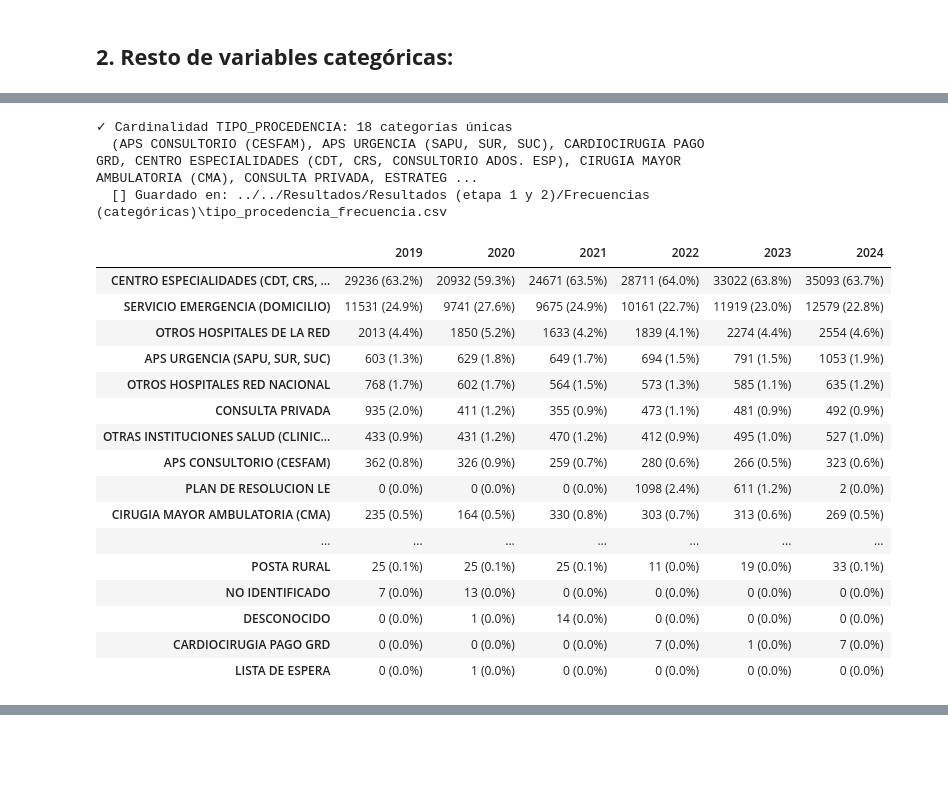
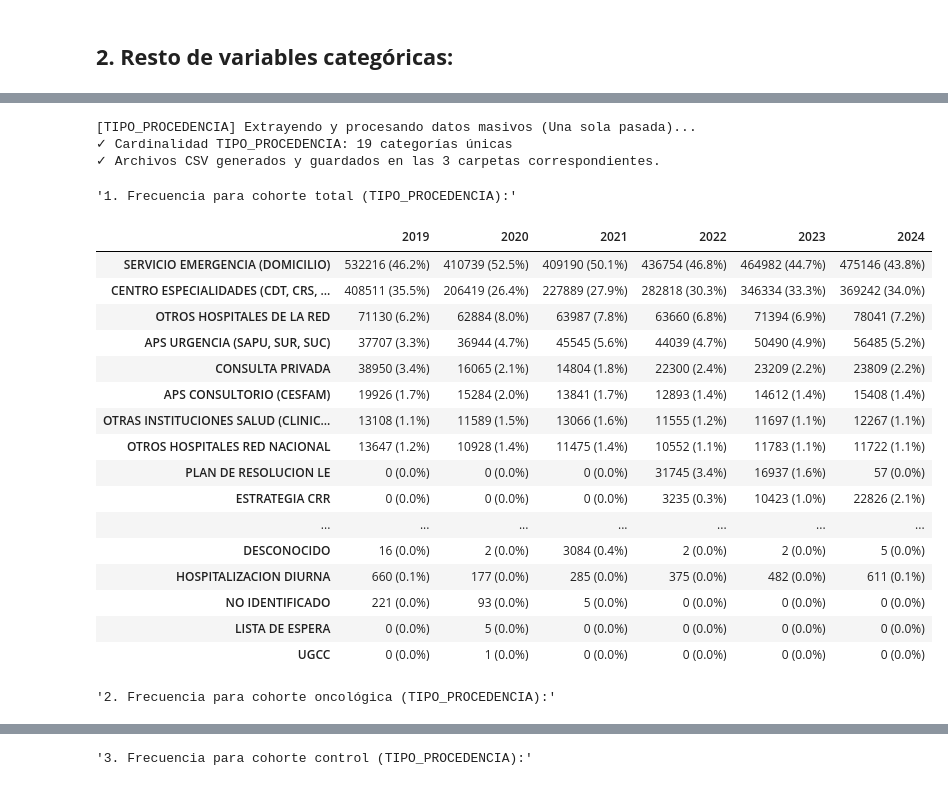
Before and after one commit to BrancoGarciaS/Branco-Garcia-Tesis-, a Jupyter notebook: Notebooks/Etapa 1 y 2 - Comprensión y preparación de los datos/04_analisis_categoricas.ipynb, the cells around one changed output, grey strips where cells are left out. Saved outputs shown, nothing was run; the diff lists cells and outputs as text; code cells hidden in the pictures; blank space fills up the shorter version.

```diff
--- a/Notebooks/Etapa 1 y 2 - Comprensión y preparación de los datos/04_analisis_categoricas.ipynb
+++ b/Notebooks/Etapa 1 y 2 - Comprensión y preparación de los datos/04_analisis_categoricas.ipynb
@@ -15,27 +15,30 @@ Este notebook tiene el fin de analizar la distribución de frecuencias de todas
 
 import pandas as pd
 import os
-import warnings # Para suprimir advertencias durante la carga de datos
+import warnings
+import unicodedata
+import re
+
 # Suprimir advertencias sobre cambios de tipo de dato (dtype)
 warnings.simplefilter(action='ignore', category=pd.errors.DtypeWarning)
 
-# Ruta de datos oncológicos sin procesar
-carpeta = "../../Datos/Datos oncológicos (sin procesar)"
+# Ruta de datos clasificados (que contienen TODA la población y la columna CATEGORIA_CANCER)
+carpeta = "../../Datos/Datos clasificados"
 
 # Lista de archivos a procesar (años 2019-2024)
 archivos = [
-    "GRD_ONCOLOGIA_2019.csv",
-    "GRD_ONCOLOGIA_2020.csv",
-    "GRD_ONCOLOGIA_2021.csv",
-    "GRD_ONCOLOGIA_2022.csv",
-    "GRD_ONCOLOGIA_2023.csv",
-    "GRD_ONCOLOGIA_2024.csv"
+    "GRD_CLASIFICADO_2019.csv",
+    "GRD_CLASIFICADO_2020.csv",
+    "GRD_CLASIFICADO_2021.csv",
+    "GRD_CLASIFICADO_2022.csv",
+    "GRD_CLASIFICADO_2023.csv",
+    "GRD_CLASIFICADO_2024.csv"
 ]
 
-# Mapeo de equivalencias para estandarizar nombres de columnas inconsistentes entre años
+# Mapeo de equivalencias para estandarizar nombres de columnas inconsistentes
 mapa_columnas = {
-    "ï»¿COD_HOSPITAL": "COD_HOSPITAL",       # Corrige corrupción de encoding (BOM UTF-8)
-    "ID_BENEFICIARIO": "CIP_ENCRIPTADO"     # Renombra a estándar de proyecto
+    "ï»¿COD_HOSPITAL": "COD_HOSPITAL",   # Corrige corrupción de encoding (BOM UTF-8)
+    "ID_BENEFICIARIO": "CIP_ENCRIPTADO"  # Renombra a estándar de proyecto
 }
 # %%
 # ============================================================================
@@ -259,3 +224,14 @@ def distribucion_categorica_matriz(carpeta, archivos, mapa_columnas, columna):
+# %%
+def mostrar_resultados(matriz_total, matriz_onco, matriz_control, variable):
+    mensaje_total = f"1. Frecuencia para cohorte total ({variable}):"
+    mensaje_oncologico = f"2. Frecuencia para cohorte oncológica ({variable}):"
+    mensaje_control = f"3. Frecuencia para cohorte control ({variable}):"
+    display(mensaje_total)
+    display(matriz_total)
+    display(mensaje_oncologico)
+    display(matriz_onco)
+    display(mensaje_control)
+    display(matriz_control)
 # %% [markdown]
 ## **1. Variables categóricas objetivo:**
 # %% [markdown]
@@ -489,23 +731,26 @@ distribucion_categorica_matriz(carpeta, archivos, mapa_columnas,"SERVICIO_SALUD"
 # %%
-distribucion_categorica_matriz(carpeta, archivos, mapa_columnas,"TIPO_PROCEDENCIA")
+total, oncologico, control = distribucion_categorica_matriz(carpeta, archivos, mapa_columnas,"TIPO_PROCEDENCIA")
+mostrar_resultados(total, oncologico, control, "TIPO_PROCEDENCIA")
 # %% [output]
-✓ Cardinalidad TIPO_PROCEDENCIA: 18 categorías únicas
-  (APS CONSULTORIO (CESFAM), APS URGENCIA (SAPU, SUR, SUC), CARDIOCIRUGIA PAGO GRD, CENTRO ESPECIALIDADES (CDT, CRS, CONSULTORIO ADOS. ESP), CIRUGIA MAYOR AMBULATORIA (CMA), CONSULTA PRIVADA, ESTRATEG ...
-  [] Guardado en: ../../Resultados/Resultados (etapa 1 y 2)/Frecuencias (categóricas)\tipo_procedencia_frecuencia.csv
+[TIPO_PROCEDENCIA] Extrayendo y procesando datos masivos (Una sola pasada)...
+✓ Cardinalidad TIPO_PROCEDENCIA: 19 categorías únicas
+✓ Archivos CSV generados y guardados en las 3 carpetas correspondientes.
+'1. Frecuencia para cohorte total (TIPO_PROCEDENCIA):'
 |  | 2019 | 2020 | 2021 | 2022 | 2023 | 2024 |
-| CENTRO ESPECIALIDADES (CDT, CRS, ... | 29236 (63.2%) | 20932 (59.3%) | 24671 (63.5%) | 28711 (64.0%) | 33022 (63.8%) | 35093 (63.7%) |
-| SERVICIO EMERGENCIA (DOMICILIO) | 11531 (24.9%) | 9741 (27.6%) | 9675 (24.9%) | 10161 (22.7%) | 11919 (23.0%) | 12579 (22.8%) |
-| OTROS HOSPITALES DE LA RED | 2013 (4.4%) | 1850 (5.2%) | 1633 (4.2%) | 1839 (4.1%) | 2274 (4.4%) | 2554 (4.6%) |
-| APS URGENCIA (SAPU, SUR, SUC) | 603 (1.3%) | 629 (1.8%) | 649 (1.7%) | 694 (1.5%) | 791 (1.5%) | 1053 (1.9%) |
-| OTROS HOSPITALES RED NACIONAL | 768 (1.7%) | 602 (1.7%) | 564 (1.5%) | 573 (1.3%) | 585 (1.1%) | 635 (1.2%) |
-| CONSULTA PRIVADA | 935 (2.0%) | 411 (1.2%) | 355 (0.9%) | 473 (1.1%) | 481 (0.9%) | 492 (0.9%) |
-| OTRAS INSTITUCIONES SALUD (CLINIC... | 433 (0.9%) | 431 (1.2%) | 470 (1.2%) | 412 (0.9%) | 495 (1.0%) | 527 (1.0%) |
-| APS CONSULTORIO (CESFAM) | 362 (0.8%) | 326 (0.9%) | 259 (0.7%) | 280 (0.6%) | 266 (0.5%) | 323 (0.6%) |
-| PLAN DE RESOLUCION LE | 0 (0.0%) | 0 (0.0%) | 0 (0.0%) | 1098 (2.4%) | 611 (1.2%) | 2 (0.0%) |
-| CIRUGIA MAYOR AMBULATORIA (CMA) | 235 (0.5%) | 164 (0.5%) | 330 (0.8%) | 303 (0.7%) | 313 (0.6%) | 269 (0.5%) |
+| SERVICIO EMERGENCIA (DOMICILIO) | 532216 (46.2%) | 410739 (52.5%) | 409190 (50.1%) | 436754 (46.8%) | 464982 (44.7%) | 475146 (43.8%) |
+| CENTRO ESPECIALIDADES (CDT, CRS, ... | 408511 (35.5%) | 206419 (26.4%) | 227889 (27.9%) | 282818 (30.3%) | 346334 (33.3%) | 369242 (34.0%) |
+| OTROS HOSPITALES DE LA RED | 71130 (6.2%) | 62884 (8.0%) | 63987 (7.8%) | 63660 (6.8%) | 71394 (6.9%) | 78041 (7.2%) |
+| APS URGENCIA (SAPU, SUR, SUC) | 37707 (3.3%) | 36944 (4.7%) | 45545 (5.6%) | 44039 (4.7%) | 50490 (4.9%) | 56485 (5.2%) |
+| CONSULTA PRIVADA | 38950 (3.4%) | 16065 (2.1%) | 14804 (1.8%) | 22300 (2.4%) | 23209 (2.2%) | 23809 (2.2%) |
+| APS CONSULTORIO (CESFAM) | 19926 (1.7%) | 15284 (2.0%) | 13841 (1.7%) | 12893 (1.4%) | 14612 (1.4%) | 15408 (1.4%) |
+| OTRAS INSTITUCIONES SALUD (CLINIC... | 13108 (1.1%) | 11589 (1.5%) | 13066 (1.6%) | 11555 (1.2%) | 11697 (1.1%) | 12267 (1.1%) |
+| OTROS HOSPITALES RED NACIONAL | 13647 (1.2%) | 10928 (1.4%) | 11475 (1.4%) | 10552 (1.1%) | 11783 (1.1%) | 11722 (1.1%) |
+| PLAN DE RESOLUCION LE | 0 (0.0%) | 0 (0.0%) | 0 (0.0%) | 31745 (3.4%) | 16937 (1.6%) | 57 (0.0%) |
+| ESTRATEGIA CRR | 0 (0.0%) | 0 (0.0%) | 0 (0.0%) | 3235 (0.3%) | 10423 (1.0%) | 22826 (2.1%) |
 | ... | ... | ... | ... | ... | ... | ... |
-| POSTA RURAL | 25 (0.1%) | 25 (0.1%) | 25 (0.1%) | 11 (0.0%) | 19 (0.0%) | 33 (0.1%) |
-| NO IDENTIFICADO | 7 (0.0%) | 13 (0.0%) | 0 (0.0%) | 0 (0.0%) | 0 (0.0%) | 0 (0.0%) |
-| DESCONOCIDO | 0 (0.0%) | 1 (0.0%) | 14 (0.0%) | 0 (0.0%) | 0 (0.0%) | 0 (0.0%) |
-| CARDIOCIRUGIA PAGO GRD | 0 (0.0%) | 0 (0.0%) | 0 (0.0%) | 7 (0.0%) | 1 (0.0%) | 7 (0.0%) |
-| LISTA DE ESPERA | 0 (0.0%) | 1 (0.0%) | 0 (0.0%) | 0 (0.0%) | 0 (0.0%) | 0 (0.0%) |
+| DESCONOCIDO | 16 (0.0%) | 2 (0.0%) | 3084 (0.4%) | 2 (0.0%) | 2 (0.0%) | 5 (0.0%) |
+| HOSPITALIZACION DIURNA | 660 (0.1%) | 177 (0.0%) | 285 (0.0%) | 375 (0.0%) | 482 (0.0%) | 611 (0.1%) |
+| NO IDENTIFICADO | 221 (0.0%) | 93 (0.0%) | 5 (0.0%) | 0 (0.0%) | 0 (0.0%) | 0 (0.0%) |
+| LISTA DE ESPERA | 0 (0.0%) | 5 (0.0%) | 0 (0.0%) | 0 (0.0%) | 0 (0.0%) | 0 (0.0%) |
+| UGCC | 0 (0.0%) | 1 (0.0%) | 0 (0.0%) | 0 (0.0%) | 0 (0.0%) | 0 (0.0%) |
+'2. Frecuencia para cohorte oncológica (TIPO_PROCEDENCIA):'
@@ -511,0 +774 @@ distribucion_categorica_matriz(carpeta, archivos, mapa_columnas,"TIPO_PROCEDENCI
+'3. Frecuencia para cohorte control (TIPO_PROCEDENCIA):'
```
Also changed, not shown: parts of 56 cells of this notebook, 15 other files.
